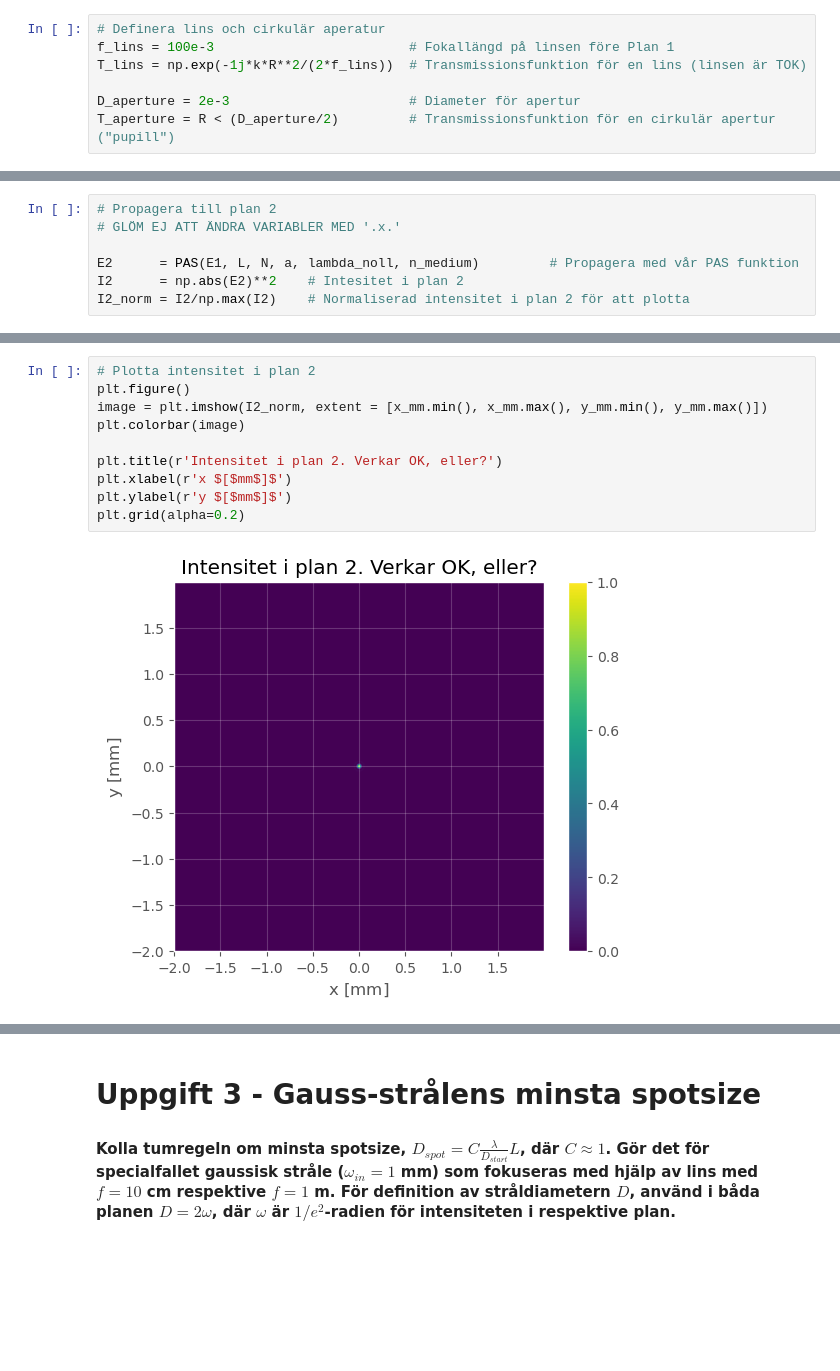
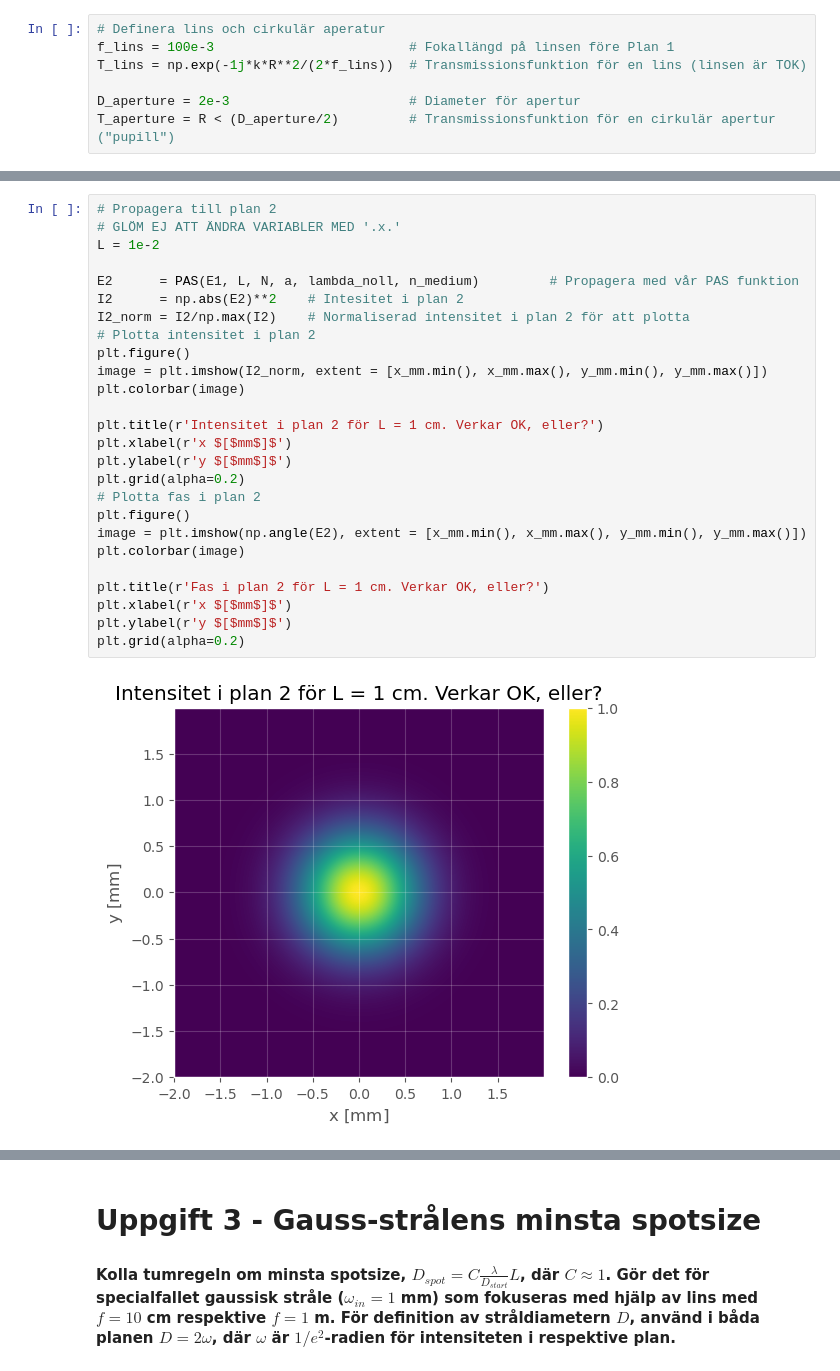
Before and after one commit to WildKnife7/HUPP, a Jupyter notebook: HUPP1 (1).ipynb, the cells around one changed output, grey strips where cells are left out. Saved outputs shown, nothing was run; the diff lists cells and outputs as text; blank space fills up the shorter version.

```diff
--- a/HUPP1 (1).ipynb
+++ b/HUPP1 (1).ipynb
@@ -133,7 +133,28 @@ plt.grid(alpha=0.2)
 # %%
 # Propagera till plan 2
 # GLÖM EJ ATT ÄNDRA VARIABLER MED '.x.'
+L = 1e-2
 
 E2      = PAS(E1, L, N, a, lambda_noll, n_medium)         # Propagera med vår PAS funktion
 I2      = np.abs(E2)**2    # Intesitet i plan 2
 I2_norm = I2/np.max(I2)    # Normaliserad intensitet i plan 2 för att plotta
+# Plotta intensitet i plan 2
+plt.figure()
+image = plt.imshow(I2_norm, extent = [x_mm.min(), x_mm.max(), y_mm.min(), y_mm.max()])
+plt.colorbar(image)
+
+plt.title(r'Intensitet i plan 2 för L = 1 cm. Verkar OK, eller?')
+plt.xlabel(r'x $[$mm$]$')
+plt.ylabel(r'y $[$mm$]$')
+plt.grid(alpha=0.2)
+# Plotta fas i plan 2
+plt.figure()
+image = plt.imshow(np.angle(E2), extent = [x_mm.min(), x_mm.max(), y_mm.min(), y_mm.max()])
+plt.colorbar(image)
+
+plt.title(r'Fas i plan 2 för L = 1 cm. Verkar OK, eller?')
+plt.xlabel(r'x $[$mm$]$')
+plt.ylabel(r'y $[$mm$]$')
+plt.grid(alpha=0.2)
+# %% [output]
+[figure, added]
@@ -140,12 +161,0 @@ I2_norm = I2/np.max(I2)    # Normaliserad intensitet i plan 2 för att plotta
-# %%
-# Plotta intensitet i plan 2
-plt.figure()
-image = plt.imshow(I2_norm, extent = [x_mm.min(), x_mm.max(), y_mm.min(), y_mm.max()])
-plt.colorbar(image)
-
-plt.title(r'Intensitet i plan 2. Verkar OK, eller?')
-plt.xlabel(r'x $[$mm$]$')
-plt.ylabel(r'y $[$mm$]$')
-plt.grid(alpha=0.2)
-# %% [output]
-[figure, removed]
```
Also changed, not shown: parts of 12 cells of this notebook, 2 other files.
